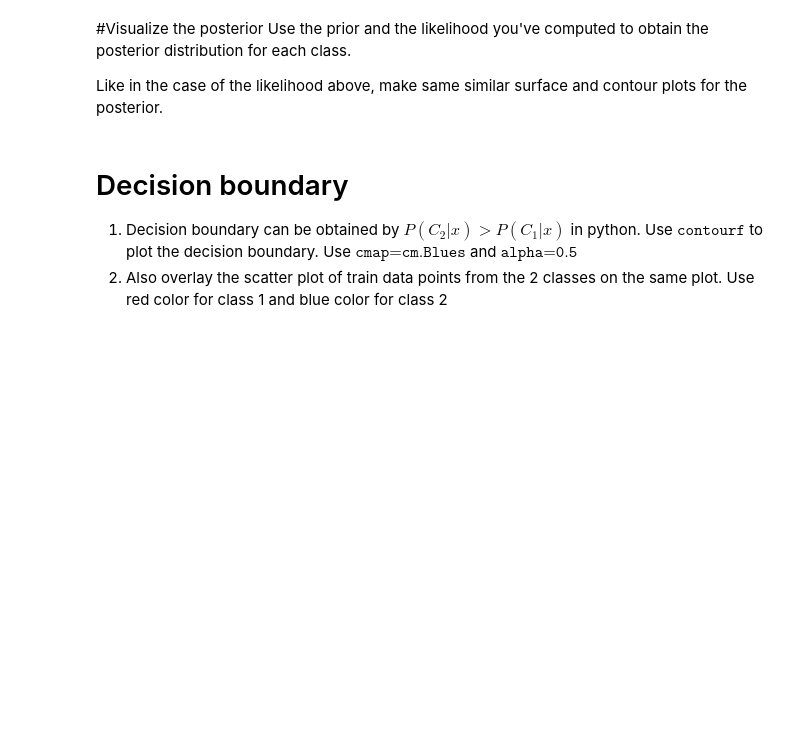
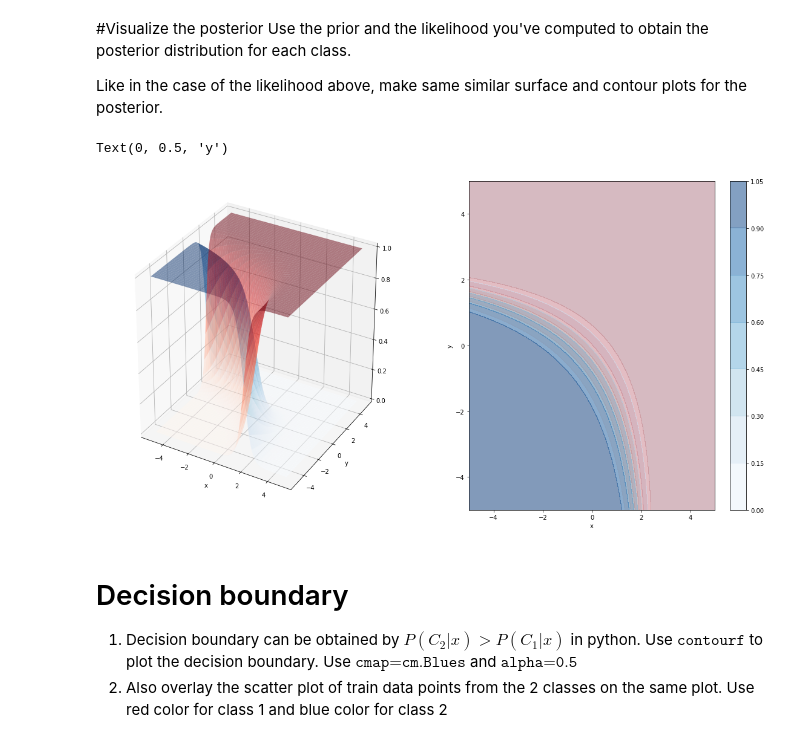
Before and after one commit to Shruti-codes/SHALA2020, a Jupyter notebook: Bayesian_Decision_Theory.ipynb, the cells around one changed output. Saved outputs shown, nothing was run; the diff lists cells and outputs as text; code cells hidden in the pictures; blank space fills up the shorter version.

```diff
--- a/Bayesian_Decision_Theory.ipynb
+++ b/Bayesian_Decision_Theory.ipynb
@@ -112,3 +113,30 @@ post2 = (prior2*likelihood2) / (prior1*likelihood1 + prior2*likelihood2)
+# %%
+likelihood1 = rv1.pdf(pos)
+likelihood2 = rv2.pdf(pos)
+
+post1 = (prior1*likelihood1) / (prior1*likelihood1 + prior2*likelihood2)
+post2 = (prior2*likelihood2) / (prior1*likelihood1 + prior2*likelihood2)
+
+
+x, y = np.mgrid[-5:5:.01, -5:5:.01]
+pos = np.empty(x.shape + (2,))
+pos[:, :, 0] = x; pos[:, :, 1] = y
+
+fig = plt.figure(figsize=(20,10))
+ax = fig.add_subplot(121, projection='3d')
+plt.xlabel('x')
+plt.ylabel('y')
+ax.plot_surface(x,y,post1, cmap=cm.Reds, alpha =0.5)
+ax.plot_surface(x,y,post2, cmap=cm.Blues, alpha=0.5)
+plt.subplot(122)
+plt.contourf(x, y, post1, cmap=cm.Reds, alpha =0.5)
+plt.contourf(x, y, post2, cmap=cm.Blues, alpha =0.5)
+plt.colorbar()
+plt.xlabel('x')
+plt.ylabel('y')
+# %% [output]
+Text(0, 0.5, 'y')
+[figure, added]
 # %% [markdown]
 # Decision boundary
 1. Decision boundary can be obtained by $P(C_2|x)>P(C_1|x)$ in python. Use $\texttt{contourf}$ to plot the decision boundary. Use $\texttt{cmap=cm.Blues}$ and $\texttt{alpha=0.5}$
```
Also changed, not shown: parts of 5 cells of this notebook.
